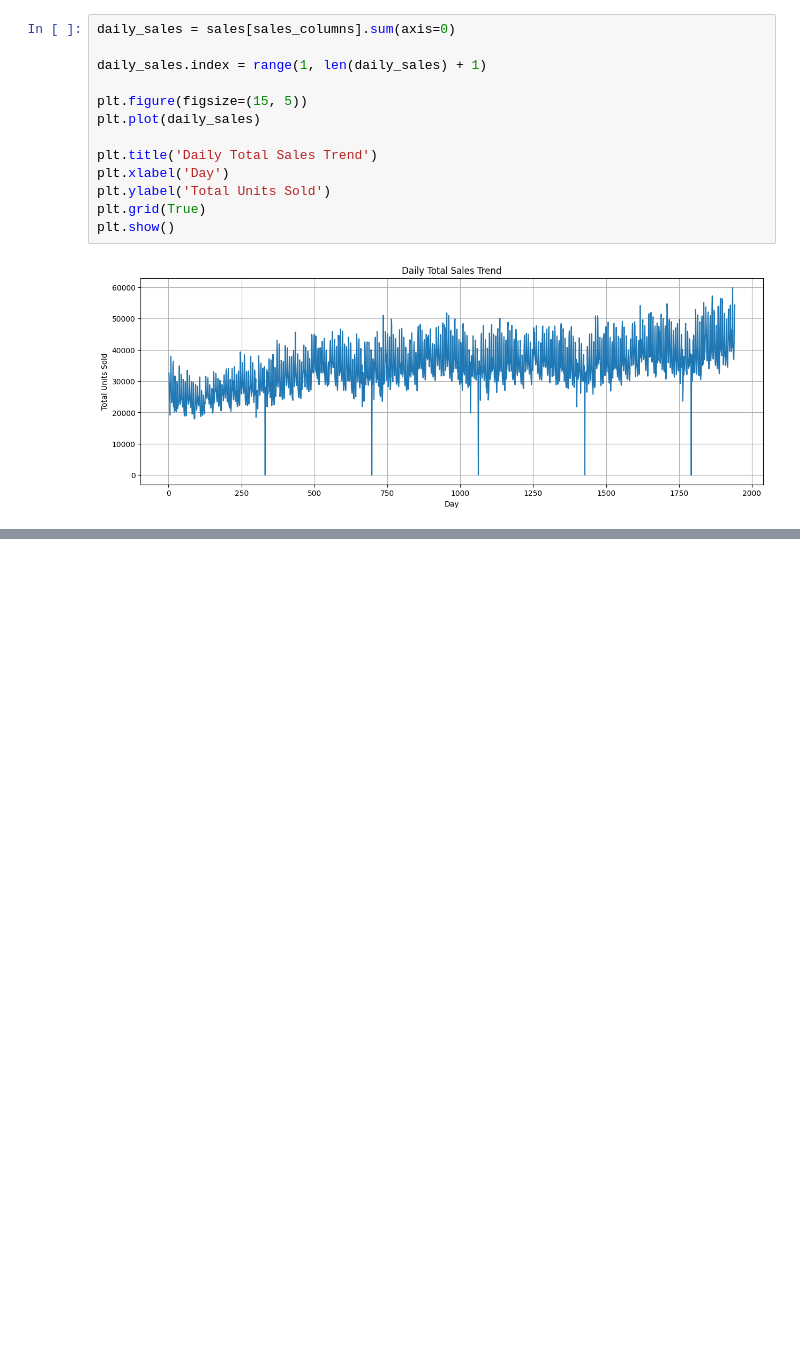
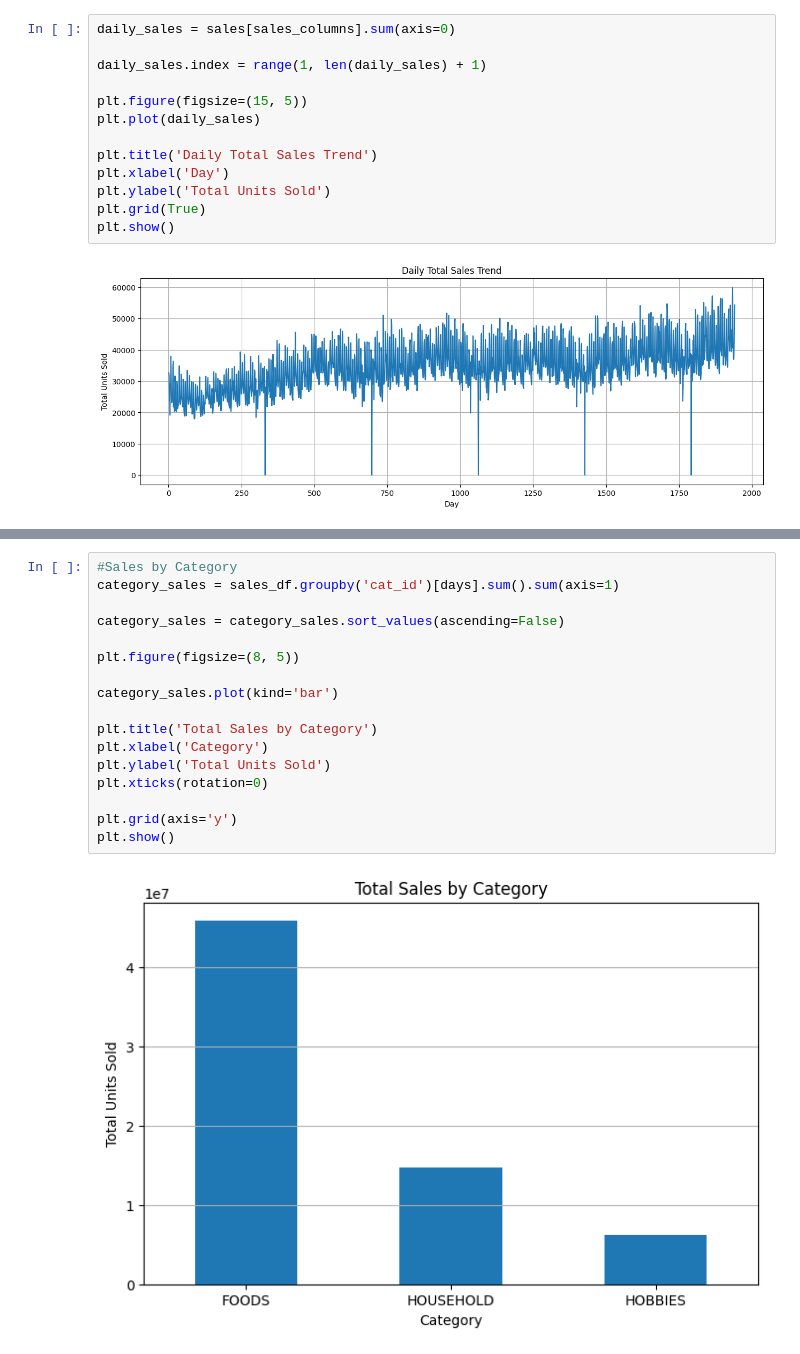
Before and after one commit to ligimathew123/Retail-Demand-Forecasting-Inventory-Optimization, a Jupyter notebook: notebooks/retail_forecasting.ipynb, the cells around one changed output, grey strips where cells are left out. Drawn from its saved outputs; the diff is of its cells as text; blank space fills up the shorter version.

```diff
--- a/notebooks/retail_forecasting.ipynb
+++ b/notebooks/retail_forecasting.ipynb
@@ -443,0 +561,19 @@ plt.show()
+# %%
+#Sales by Category
+category_sales = sales_df.groupby('cat_id')[days].sum().sum(axis=1)
+
+category_sales = category_sales.sort_values(ascending=False)
+
+plt.figure(figsize=(8, 5))
+
+category_sales.plot(kind='bar')
+
+plt.title('Total Sales by Category')
+plt.xlabel('Category')
+plt.ylabel('Total Units Sold')
+plt.xticks(rotation=0)
+
+plt.grid(axis='y')
+plt.show()
+# %% [output]
+[figure, added]
```
Also changed, not shown: parts of 18 cells of this notebook.
